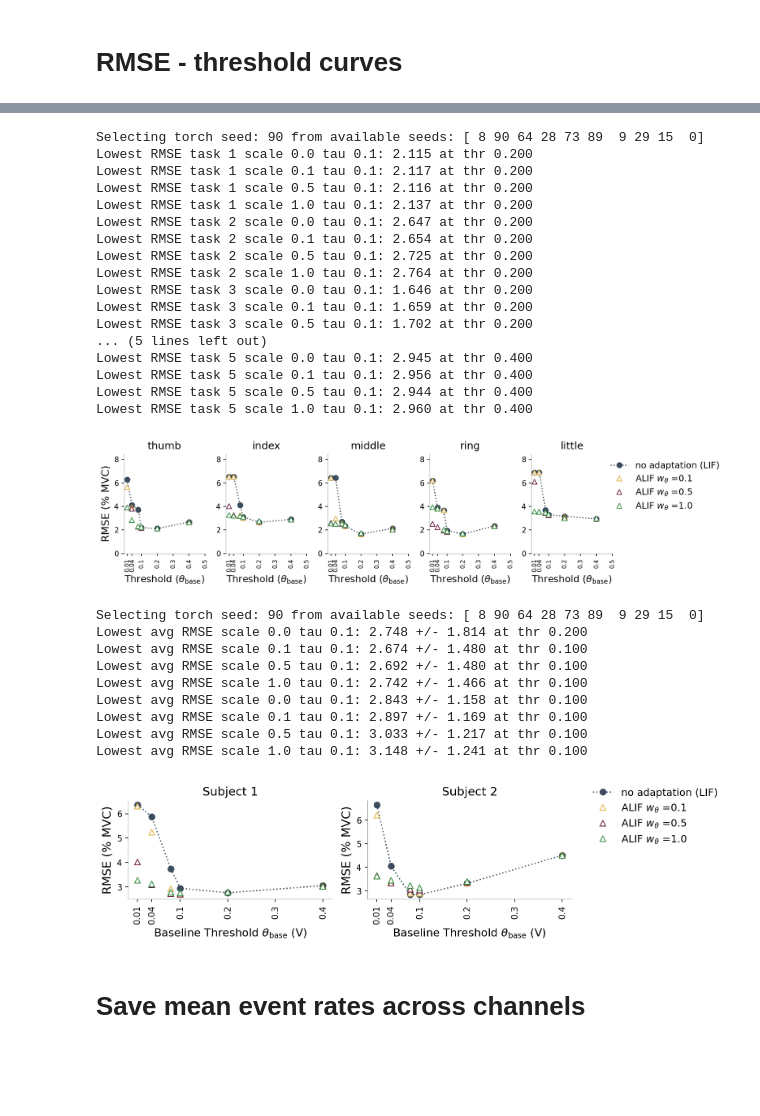
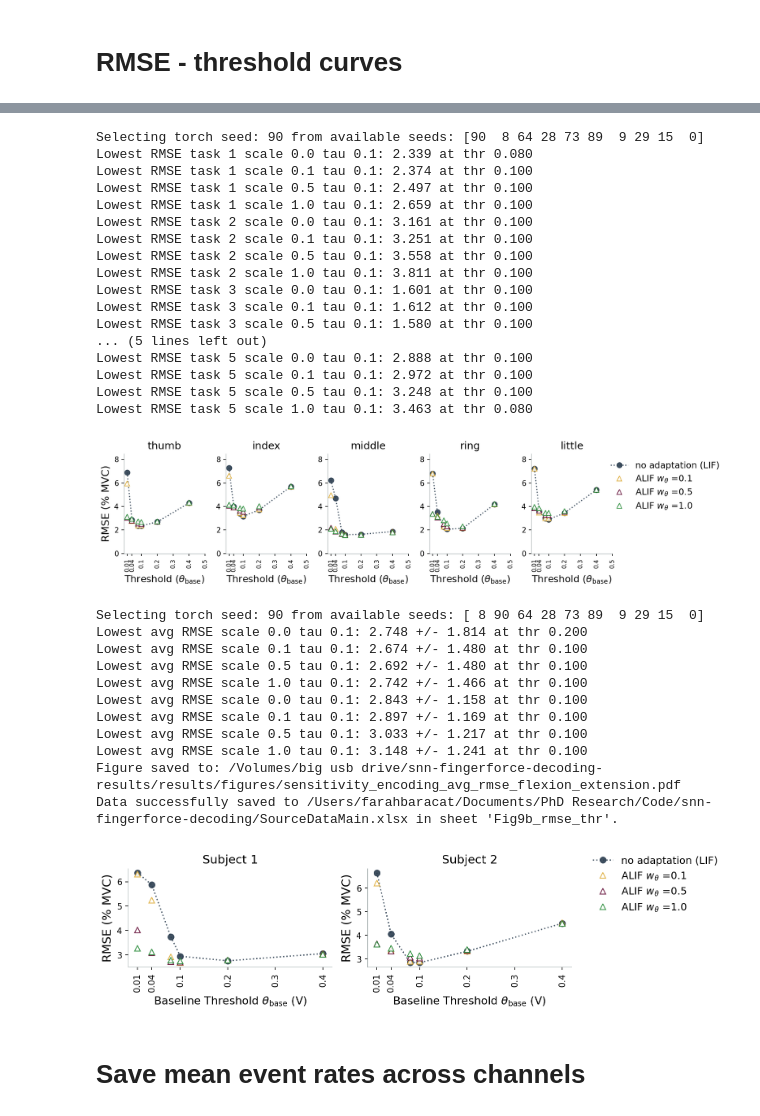
Before and after one commit to FarahBaracat/snn-fingerforce-decoding, a Jupyter notebook: notebooks/analysis/ALIFSensitivity.ipynb, the cells around one changed output, grey strips where cells are left out. Cells and saved outputs as stored; diff of their text form; code cells hidden in the pictures; blank space fills up the shorter version.

Commit message:
Save sensitivity figures to pdf and their data to the source files

```diff
--- a/notebooks/analysis/ALIFSensitivity.ipynb
+++ b/notebooks/analysis/ALIFSensitivity.ipynb
@@ -88,4 +89,7 @@ data_config = DataConfig(root_dir=root_dir,
 results_path = os.path.join(data_config.results_path, f'SNN/{ENC_SHALLOW_LEAKY}')
 output_figures_dir = os.path.join(data_config.root_results_dir, data_config.figs_dir)
 results_dir = 'output_files'
+
+source_data_main_file = 'SourceDataMain.xlsx'
+source_data_supp_file ='SourceDataSupplementary.xlsx'
 # %% [output]
@@ -549,9 +581,9 @@ Tensor size:3000
 mark_mu_regions = True
 
 if mark_mu_regions:
-    fig_name=f"sensitivity_encoding_avg_fr_flexion_extension_mu_regions.png"
+    fig_name=f"sensitivity_encoding_avg_fr_flexion_extension_mu_regions.pdf"
 else:
-    fig_name=f"sensitivity_encoding_avg_fr_flexion_extension.png"
+    fig_name=f"sensitivity_encoding_avg_fr_flexion_extension.pdf"
 
 plot_firing_rate_vs_threshold(enc_spikes_dfs,
                               sign_mvc_single=1,
@@ -560,7 +592,9 @@ plot_firing_rate_vs_threshold(enc_spikes_dfs,
                                fig_name=fig_name,
                                output_figures_dir=output_figures_dir,
                                mark_mu_regions=mark_mu_regions,
-                               save_fig=False)
+                               save_fig=True,
+                               source_data_path=os.path.join(project_dir, source_data_main_file),
+                               sheet_name='Fig9a_fr_thr')
 # %% [output]
 Scale 0.0, tau 0.1: max rate = 40.74 Hz at thr = 0.010
 Scale 0.1, tau 0.1: max rate = 28.27 Hz at thr = 0.010
@@ -774,36 +757,38 @@ Loading file: metrics_df_cv_snn_ep_100_seed_90_taufilt1_0.2_enctau1_0.02_enctau2
 # %%
-selected_subject = 'S1'
+selected_subject = 'S2'
 sign_mvc_single = -1 # 1: flexion | -1: extension
 
-fig_name = f"{selected_subject}_sensitivity_encoding_rmse_mvc_15_sign_{sign_mvc_single}_bothreps.png"
+fig_name = f"{selected_subject}_sensitivity_encoding_rmse_mvc_15_sign_{sign_mvc_single}_bothreps.pdf"
 plot_rmse_threshold_curves(metrics_df[(metrics_df[SUBJECT_COL]==selected_subject)],
                sign_mvc_single=sign_mvc_single,
                n_channels=120,
                selected_taus=(0.1,),
                 plot_baseline=False,
                 baseline_thresholds=[0.1],
-               save_fig=False,
+               save_fig=True,
                output_figures_dir=output_figures_dir,
-               fig_name=fig_name)
+               fig_name=fig_name,
+               source_data_path=os.path.join(project_dir, source_data_supp_file),
+                sheet_name='SFig12b_rmse_thr_direction')
 # %% [output]
-Selecting torch seed: 90 from available seeds: [ 8 90 64 28 73 89  9 29 15  0]
-Lowest RMSE task 1 scale 0.0 tau 0.1: 2.115 at thr 0.200
-Lowest RMSE task 1 scale 0.1 tau 0.1: 2.117 at thr 0.200
-Lowest RMSE task 1 scale 0.5 tau 0.1: 2.116 at thr 0.200
-Lowest RMSE task 1 scale 1.0 tau 0.1: 2.137 at thr 0.200
-Lowest RMSE task 2 scale 0.0 tau 0.1: 2.647 at thr 0.200
-Lowest RMSE task 2 scale 0.1 tau 0.1: 2.654 at thr 0.200
-Lowest RMSE task 2 scale 0.5 tau 0.1: 2.725 at thr 0.200
-Lowest RMSE task 2 scale 1.0 tau 0.1: 2.764 at thr 0.200
-Lowest RMSE task 3 scale 0.0 tau 0.1: 1.646 at thr 0.200
-Lowest RMSE task 3 scale 0.1 tau 0.1: 1.659 at thr 0.200
-Lowest RMSE task 3 scale 0.5 tau 0.1: 1.702 at thr 0.200
+Selecting torch seed: 90 from available seeds: [90  8 64 28 73 89  9 29 15  0]
+Lowest RMSE task 1 scale 0.0 tau 0.1: 2.339 at thr 0.080
+Lowest RMSE task 1 scale 0.1 tau 0.1: 2.374 at thr 0.100
+Lowest RMSE task 1 scale 0.5 tau 0.1: 2.497 at thr 0.100
+Lowest RMSE task 1 scale 1.0 tau 0.1: 2.659 at thr 0.100
+Lowest RMSE task 2 scale 0.0 tau 0.1: 3.161 at thr 0.100
+Lowest RMSE task 2 scale 0.1 tau 0.1: 3.251 at thr 0.100
+Lowest RMSE task 2 scale 0.5 tau 0.1: 3.558 at thr 0.100
+Lowest RMSE task 2 scale 1.0 tau 0.1: 3.811 at thr 0.100
+Lowest RMSE task 3 scale 0.0 tau 0.1: 1.601 at thr 0.100
+Lowest RMSE task 3 scale 0.1 tau 0.1: 1.612 at thr 0.100
+Lowest RMSE task 3 scale 0.5 tau 0.1: 1.580 at thr 0.100
 ... (5 lines left out)
-Lowest RMSE task 5 scale 0.0 tau 0.1: 2.945 at thr 0.400
-Lowest RMSE task 5 scale 0.1 tau 0.1: 2.956 at thr 0.400
-Lowest RMSE task 5 scale 0.5 tau 0.1: 2.944 at thr 0.400
-Lowest RMSE task 5 scale 1.0 tau 0.1: 2.960 at thr 0.400
+Lowest RMSE task 5 scale 0.0 tau 0.1: 2.888 at thr 0.100
+Lowest RMSE task 5 scale 0.1 tau 0.1: 2.972 at thr 0.100
+Lowest RMSE task 5 scale 0.5 tau 0.1: 3.248 at thr 0.100
+Lowest RMSE task 5 scale 1.0 tau 0.1: 3.463 at thr 0.080
-[figure, old version]
+[figure, new version]
 # %%
 def plot_rmse_averaged_threshold_curves(metrics_df, sign_mvc_single=1,
                        selected_taus=(0.1,),
@@ -957,7 +923,7 @@ def plot_rmse_averaged_threshold_curves(metrics_df, sign_mvc_single=1,
     return None
 # %%
 # Plot average RMSE across all fingers for flexion
-fig_name=f"sensitivity_encoding_avg_rmse_flexion_extension.png"
+fig_name=f"sensitivity_encoding_avg_rmse_flexion_extension.pdf"
 plot_rmse_averaged_threshold_curves(metrics_df,
                    sign_mvc_single=1,
                    selected_taus=(0.1,),
@@ -966,7 +932,9 @@ plot_rmse_averaged_threshold_curves(metrics_df,
                    plot_baseline=False,
                    fig_name=fig_name,
                     output_figures_dir=output_figures_dir,
-                   save_fig=False)
+                   save_fig=True,
+                   source_data_path=os.path.join(project_dir, source_data_main_file),
+                    sheet_name='Fig9b_rmse_thr')
 # %% [output]
 Selecting torch seed: 90 from available seeds: [ 8 90 64 28 73 89  9 29 15  0]
 Lowest avg RMSE scale 0.0 tau 0.1: 2.748 +/- 1.814 at thr 0.200
@@ -977,6 +945,8 @@ Lowest avg RMSE scale 0.0 tau 0.1: 2.843 +/- 1.158 at thr 0.100
 Lowest avg RMSE scale 0.1 tau 0.1: 2.897 +/- 1.169 at thr 0.100
 Lowest avg RMSE scale 0.5 tau 0.1: 3.033 +/- 1.217 at thr 0.100
 Lowest avg RMSE scale 1.0 tau 0.1: 3.148 +/- 1.241 at thr 0.100
+Figure saved to: /Volumes/big usb drive/snn-fingerforce-decoding-results/results/figures/sensitivity_encoding_avg_rmse_flexion_extension.pdf
+Data successfully saved to /Users/farahbaracat/Documents/PhD Research/Code/snn-fingerforce-decoding/SourceDataMain.xlsx in sheet 'Fig9b_rmse_thr'.
 [figure]
 # %% [markdown]
 # Save mean event rates across channels
```
Also changed, not shown: parts of 10 cells of this notebook.
